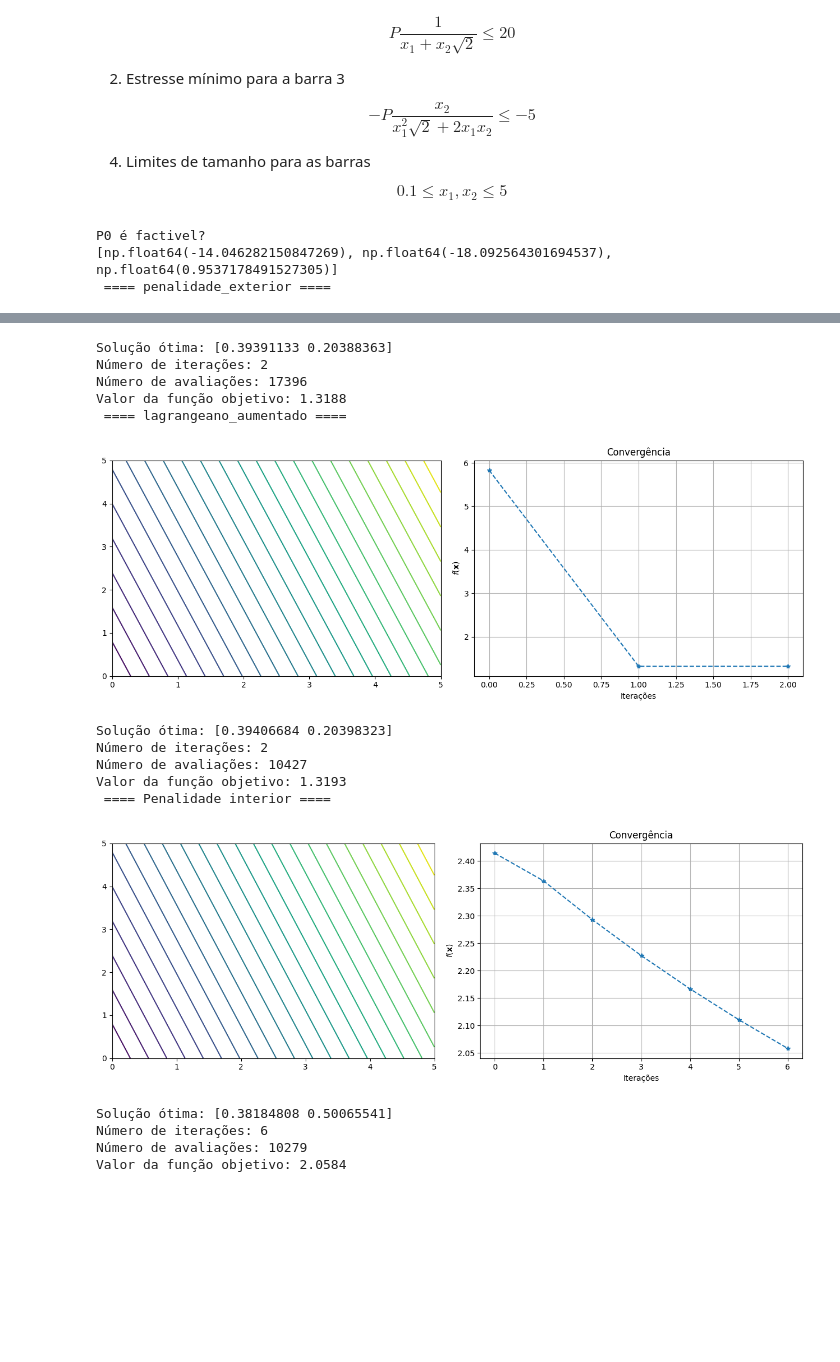
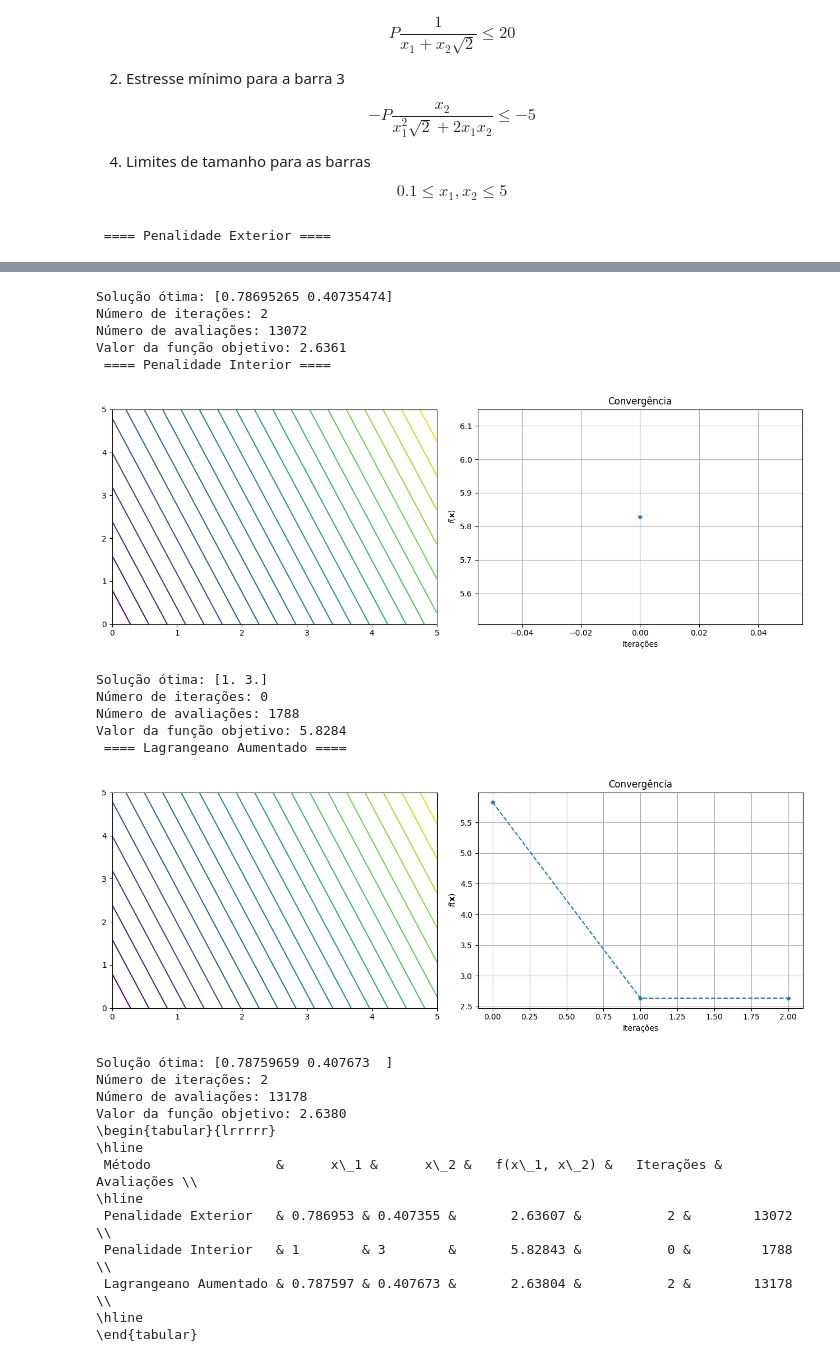
Before and after one commit to JosoeSantos/nlo-final-assignment, a Jupyter notebook: questao_1.ipynb, the cells around one changed output, grey strips where cells are left out. Drawn from its saved outputs; the diff is of its cells as text; code cells hidden in the pictures; blank space fills up the shorter version.

Commit message:
feat: add first problem solution

```diff
--- a/questao_1.ipynb
+++ b/questao_1.ipynb
@@ -32,6 +32,7 @@ $$
 # %%
 import numpy as np
 import math
+import tabulate
 
 import otimo
 
@@ -41,7 +42,7 @@ def print_solution(sol: otimo.Solution):
 
 """ Constants """
 
-P = 10
+P = 20
 sqrt_2 = math.sqrt(2)
 
 """ Range Definitions """
@@ -98,16 +99,16 @@ restrictions = [g_1, g_2, g_3]
 tipos_de_restricoes = ["<", "<", "<"]
 x0 = np.array([1.0, 3.0])  # Initial guess
 
-print("P0 é factivel?")
-print([res(x0) for res in restrictions])
-
 busca_1d = otimo.SecaoAurea(precisao=1e-6)
 irrestrito = otimo.Gradiente(busca_1d, precisao=1e-6, diferenca="regressiva")
 
 metodos = {
-    "penalidade_exterior": otimo.PenalidadeExterior(),
-    "lagrangeano_aumentado": otimo.LagrangeanoAumentado(),
+    "Penalidade Exterior": otimo.PenalidadeExterior(),
+    "Penalidade Interior": otimo.PenalidadeInterior(),
+    "Lagrangeano Aumentado": otimo.LagrangeanoAumentado(),
 }
+
+resultados_1 = []
 
 
 for nome, metodo in metodos.items():
@@ -115,29 +116,9 @@ for nome, metodo in metodos.items():
     resultado = metodo.resolva(objective, x0,  restrictions, tipos_de_restricoes, irrestrito, disp=False)
     resultado.resultados(objective, [0, 5], [0,5], 30)
     print(resultado)
+    resultados_1.append([nome, resultado.x[0], resultado.x[1], resultado.fx, resultado.iter, resultado.aval]);
 
-print(" ==== Penalidade interior ====")
-
-x0 = np.array([0.5, 1])
-
-busca_1d = otimo.SecaoAurea(precisao=1e-6, aceleracao=1.1)
-irrestrito = otimo.Gradiente(busca_1d, precisao=1e-6)
-
-solution = otimo.PenalidadeInterior().resolva(
-    objective,
-    x0,
-    restrictions,
-    tipos_de_restricoes,
-    irrestrito,
-    penalidade=1,
-    desaceleracao=0.9,
-    disp=False
-)
-
-solution.resultados(objective, [0, 5], [0,5], 30)
-
-print(solution)
+headers = ["Método", "x_1", "x_2", "f(x_1, x_2)", "Iterações", "Avaliações"]
+print(tabulate.tabulate(resultados_1, tablefmt="latex", headers=headers))
 # %% [output]
-P0 é factivel?
-[np.float64(-14.046282150847269), np.float64(-18.092564301694537), np.float64(0.9537178491527305)]
- ==== penalidade_exterior ====
+ ==== Penalidade Exterior ====
@@ -145,16 +126,25 @@ P0 é factivel?
-Solução ótima: [0.39391133 0.20388363]
+Solução ótima: [0.78695265 0.40735474]
 Número de iterações: 2
-Número de avaliações: 17396
-Valor da função objetivo: 1.3188
- ==== lagrangeano_aumentado ====
+Número de avaliações: 13072
+Valor da função objetivo: 2.6361
+ ==== Penalidade Interior ====
-[figure, old version]
+[figure, new version]
-Solução ótima: [0.39406684 0.20398323]
-Número de iterações: 2
-Número de avaliações: 10427
-Valor da função objetivo: 1.3193
- ==== Penalidade interior ====
+Solução ótima: [1. 3.]
+Número de iterações: 0
+Número de avaliações: 1788
+Valor da função objetivo: 5.8284
+ ==== Lagrangeano Aumentado ====
-[figure, old version]
+[figure, new version]
-Solução ótima: [0.38184808 0.50065541]
-Número de iterações: 6
-Número de avaliações: 10279
-Valor da função objetivo: 2.0584
+Solução ótima: [0.78759659 0.407673  ]
+Número de iterações: 2
+Número de avaliações: 13178
+Valor da função objetivo: 2.6380
+\begin{tabular}{lrrrrr}
+\hline
+ Método                &      x\_1 &      x\_2 &   f(x\_1, x\_2) &   Iterações &   Avaliações \\
+\hline
+ Penalidade Exterior   & 0.786953 & 0.407355 &       2.63607 &           2 &        13072 \\
+ Penalidade Interior   & 1        & 3        &       5.82843 &           0 &         1788 \\
+ Lagrangeano Aumentado & 0.787597 & 0.407673 &       2.63804 &           2 &        13178 \\
+\hline
+\end{tabular}
```
Also changed, not shown: parts of 7 cells of this notebook, 7 other files.
